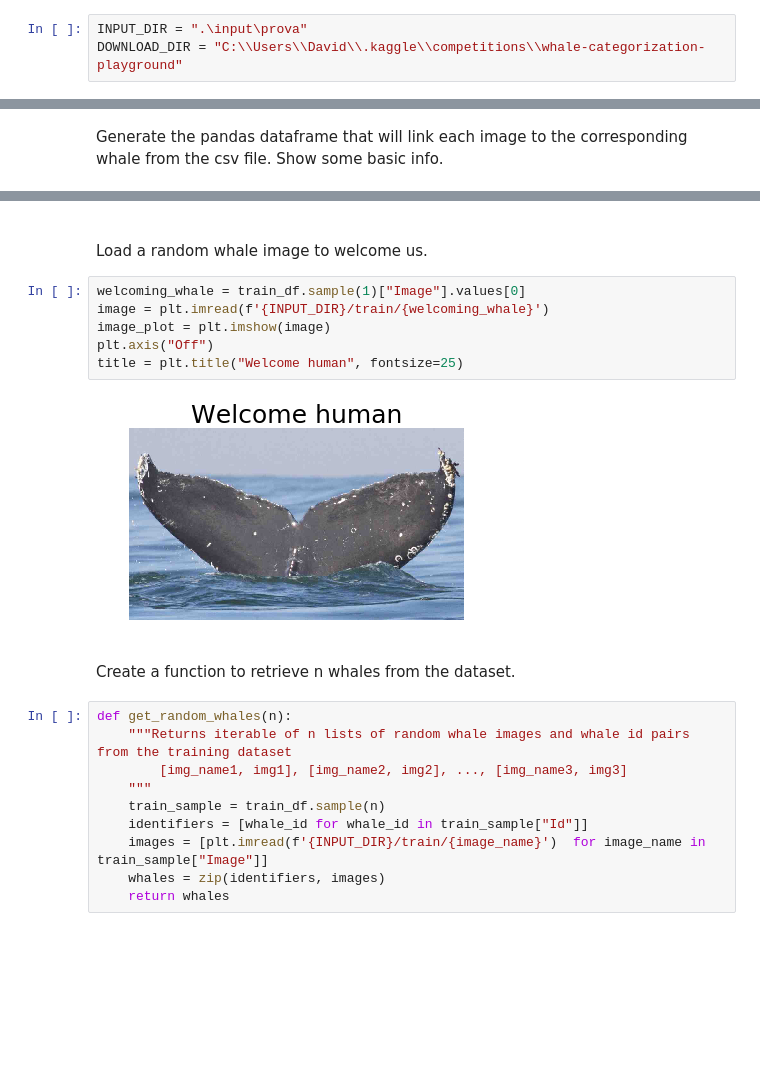
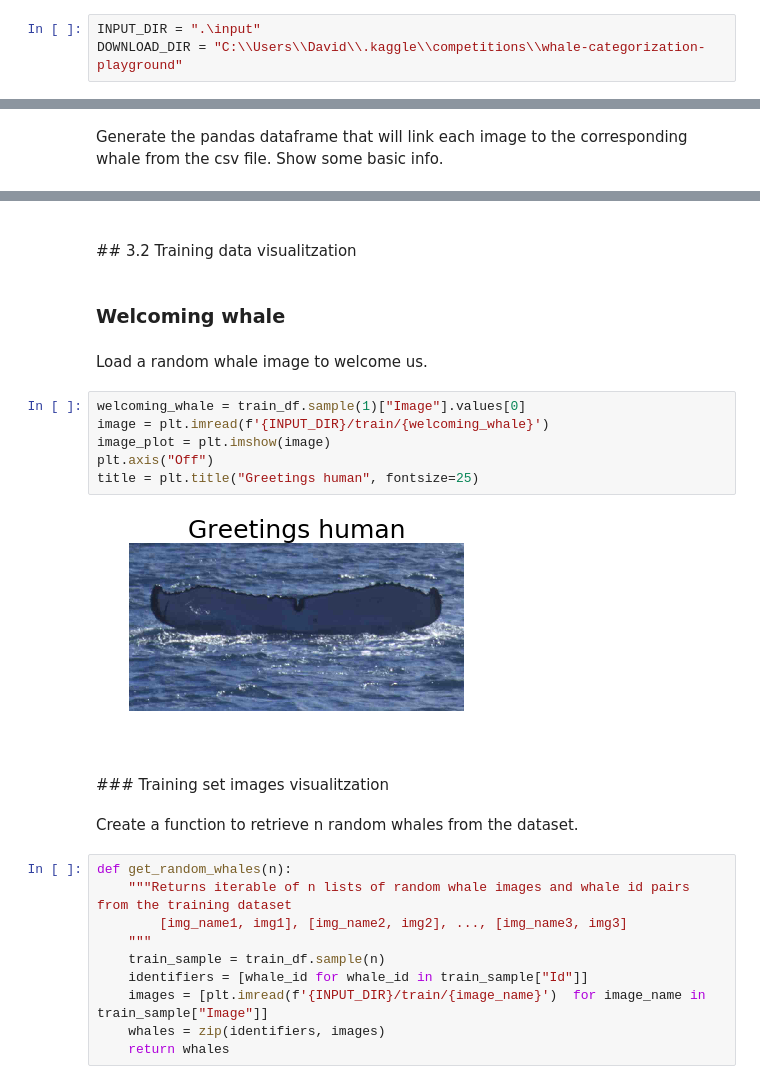
Before and after one commit to Homeralf/happy_whale, a Jupyter notebook: happy_whale_kernel.ipynb, the cells around one changed output, grey strips where cells are left out. Drawn from its saved outputs; the diff is of its cells as text; blank space fills up the shorter version.

```diff
--- a/happy_whale_kernel.ipynb
+++ b/happy_whale_kernel.ipynb
@@ -55,5 +47,5 @@ os.system()
 # %% [markdown]
 ### Initialize the enviroment variables
 # %%
-INPUT_DIR = ".\input\prova"
+INPUT_DIR = ".\input"
 DOWNLOAD_DIR = "C:\\Users\\David\\.kaggle\\competitions\\whale-categorization-playground"
@@ -127,16 +140,23 @@ memory usage: 154.0+ KB
+# %% [markdown]
+<br>
+## 3.2 Training data visualitzation
+# %% [markdown]
+### Welcoming whale
 # %% [markdown]
-<br>
 Load a random whale image to welcome us.
 # %%
 welcoming_whale = train_df.sample(1)["Image"].values[0]
 image = plt.imread(f'{INPUT_DIR}/train/{welcoming_whale}')
 image_plot = plt.imshow(image)
 plt.axis("Off")
-title = plt.title("Welcome human", fontsize=25)
+title = plt.title("Greetings human", fontsize=25)
 # %% [output]
-[figure, old version]
+[figure, new version]
+# %% [markdown]
+<br>
+### Training set images visualitzation
 # %% [markdown]
-Create a function to retrieve n whales from the dataset.
+Create a function to retrieve n random whales from the dataset.
 # %%
 def get_random_whales(n):
     """Returns iterable of n lists of random whale images and whale id pairs from the training dataset
```
Also changed, not shown: parts of 66 cells of this notebook.
